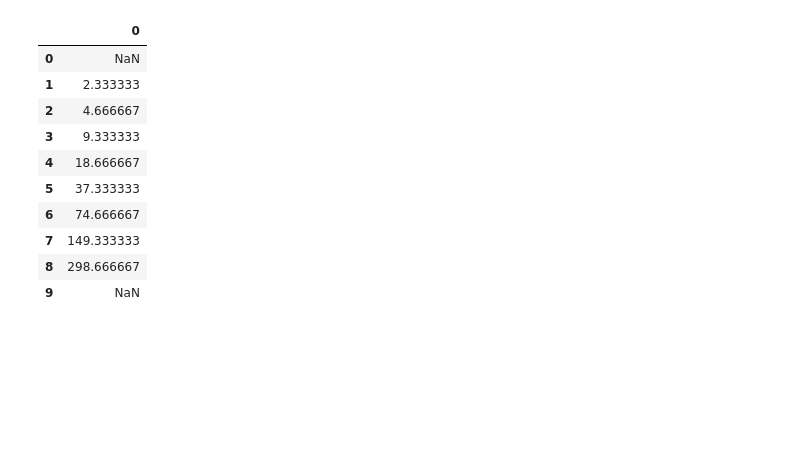
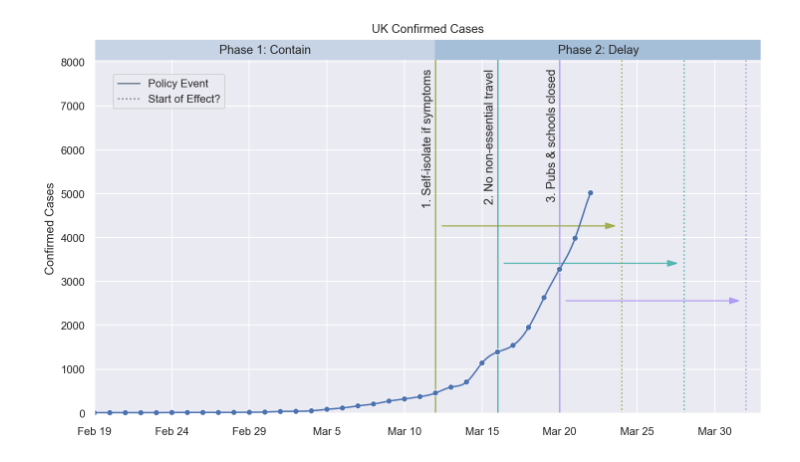
Before and after one commit to arnfred/covid-19, a Jupyter notebook: Covid-plotting.ipynb, the cells around one changed output. Drawn from its saved outputs; the diff is of its cells as text; code cells hidden in the pictures; blank space fills up the shorter version.

Commit message:
Created plot for UK

```diff
--- a/Covid-plotting.ipynb
+++ b/Covid-plotting.ipynb
@@ -12,5 +12,5 @@ set_matplotlib_formats('retina')
 
 # Make figures bigger
 from pylab import rcParams
-rcParams['figure.figsize'] = 10, 7
+rcParams['figure.figsize'] = 12, 7
 sns.set(style="darkgrid")
@@ -169,16 +148,22 @@ plot_timeline(data.loc['United Kingdom']['total_cases'], uk_metadata, date(2020,
-# %%
-blah = pd.DataFrame([1,2,4,8,16,32,64,128,256,512]).rolling(3, center=True).mean()
-ones = pd.DataFrame(np.ones(10)).rolling(3, min_periods=1, center=True).sum()
-blah
-# %% [output]
-|  | 0 |
-| 0 | NaN |
-| 1 | 2.333333 |
-| 2 | 4.666667 |
-| 3 | 9.333333 |
-| 4 | 18.666667 |
-| 5 | 37.333333 |
-| 6 | 74.666667 |
-| 7 | 149.333333 |
-| 8 | 298.666667 |
-| 9 | NaN |
+# %%
+
+uk_metadata = {
+    "country": "the United Kingdom",
+    "country_code": "UK",
+    "events": [
+        #{"type": "case", "label": "10th case", "date": date(2020, 2, 24), "source": "https://en.wikipedia.org/wiki/2020_coronavirus_pandemic_in_the_United_Kingdom"},
+        #{"type": "case", "label": "1st death", "date": date(2020, 3, 5), "source": "https://en.wikipedia.org/wiki/2020_coronavirus_pandemic_in_the_United_Kingdom"},
+        {"type": "policy", "label": "Self-isolate if symptoms", "date": date(2020, 3, 12), "source": "https://en.wikipedia.org/wiki/2020_coronavirus_pandemic_in_the_United_Kingdom"},
+        {"type": "policy", "label": "No non-essential travel", "date": date(2020, 3, 16), "source": "https://en.wikipedia.org/wiki/2020_coronavirus_pandemic_in_the_United_Kingdom"},
+        {"type": "policy", "label": "Pubs & schools closed", "date": date(2020, 3, 20), "source": "https://en.wikipedia.org/wiki/2020_coronavirus_pandemic_in_the_United_Kingdom"}
+    ],
+    "phases": [
+        {"type": "contain", "from": date(2020, 1, 1), "to": date(2020, 3, 12), "source": "https://www.theguardian.com/world/2020/mar/12/uk-moves-to-delay-phase-of-coronavirus-plan" },
+        {"type": "delay", "from": date(2020, 3, 12), "to": date(2020, 12, 31), "source": "https://www.theguardian.com/world/2020/mar/12/uk-moves-to-delay-phase-of-coronavirus-plan" }
+    ]
+}
+
+ax0 = plt.gca()
+plot_timeline("Confirmed Cases", data.loc['United Kingdom']['total_cases'], uk_metadata, date(2020, 2, 19), ax0, event_delay = 12)
+# %% [output]
+[figure, added]
```
Also changed, not shown: parts of 7 cells of this notebook.
